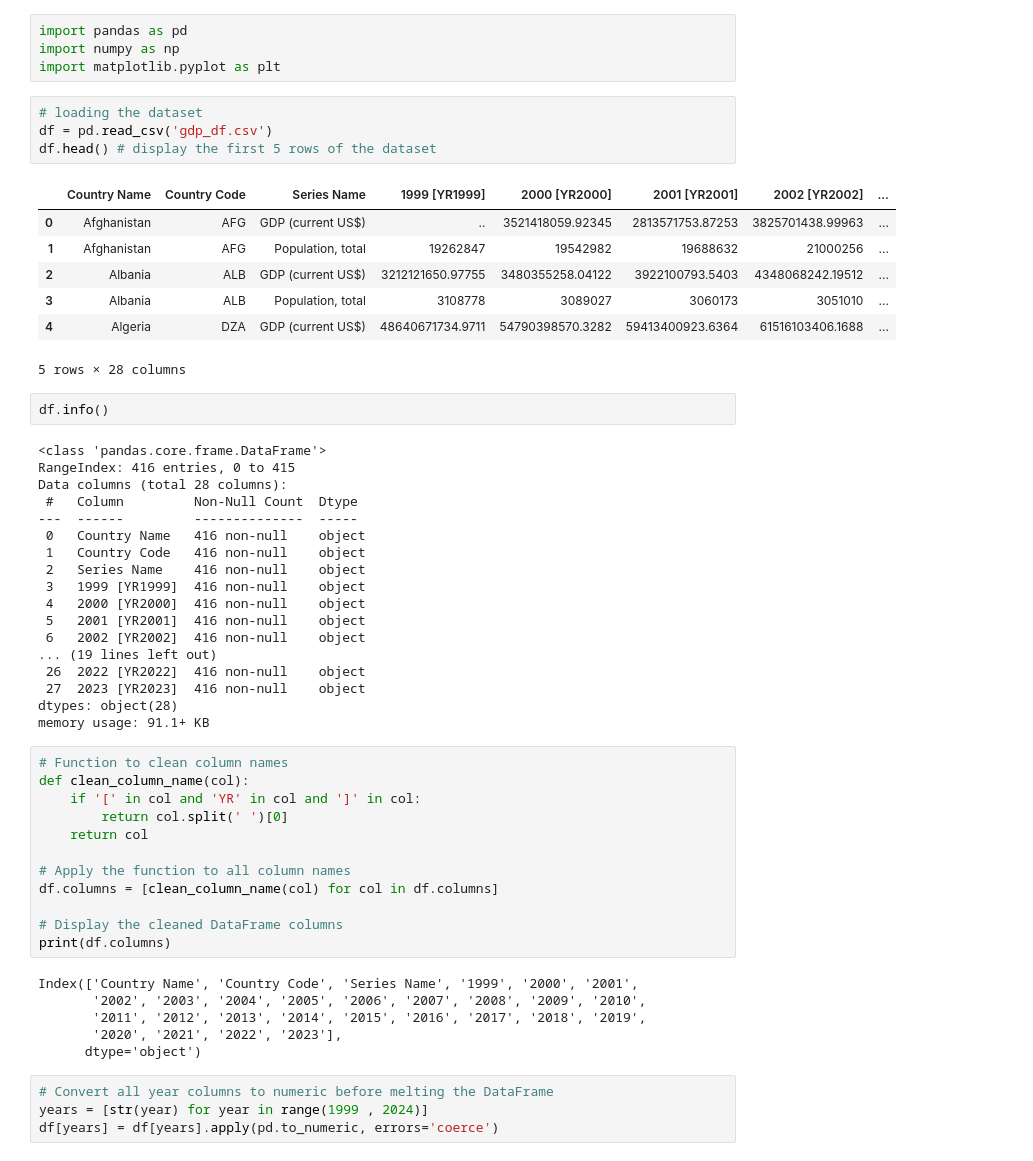
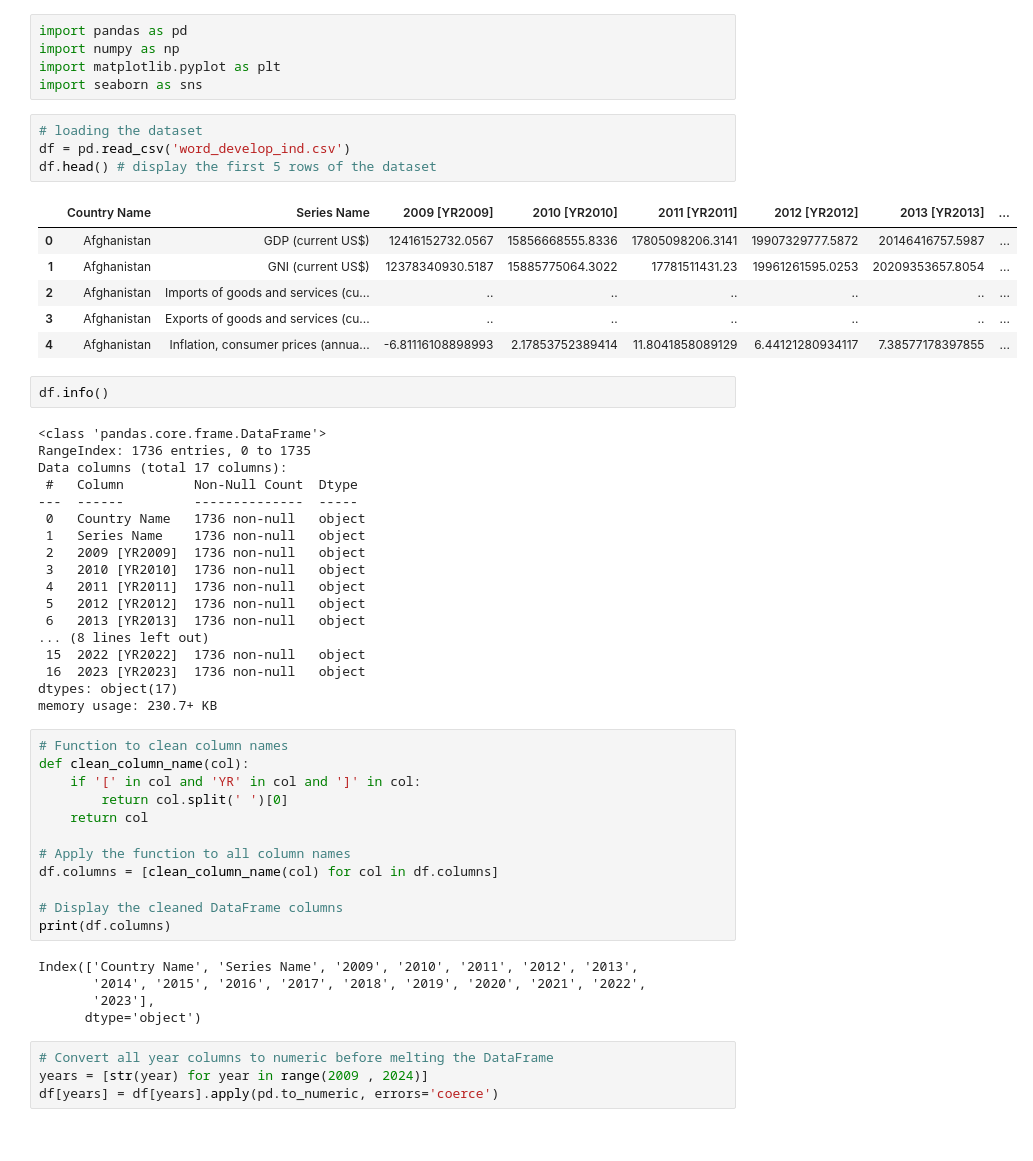
Before and after one commit to koto253/Data_Science_Portfolio, a Jupyter notebook: transforming.ipynb, the cells around one changed output. Drawn from its saved outputs; the diff is of its cells as text.

```diff
--- a/transforming.ipynb
+++ b/transforming.ipynb
@@ -2,38 +2,38 @@
 import pandas as pd
 import numpy as np
 import matplotlib.pyplot as plt
+import seaborn as sns
 # %%
 # loading the dataset
-df = pd.read_csv('gdp_df.csv')
+df = pd.read_csv('word_develop_ind.csv')
 df.head() # display the first 5 rows of the dataset
 # %% [output]
-|  | Country Name | Country Code | Series Name | 1999 [YR1999] | 2000 [YR2000] | 2001 [YR2001] | 2002 [YR2002] | ... |
-| 0 | Afghanistan | AFG | GDP (current US$) | .. | 3521418059.92345 | 2813571753.87253 | 3825701438.99963 | ... |
-| 1 | Afghanistan | AFG | Population, total | 19262847 | 19542982 | 19688632 | 21000256 | ... |
-| 2 | Albania | ALB | GDP (current US$) | 3212121650.97755 | 3480355258.04122 | 3922100793.5403 | 4348068242.19512 | ... |
-| 3 | Albania | ALB | Population, total | 3108778 | 3089027 | 3060173 | 3051010 | ... |
-| 4 | Algeria | DZA | GDP (current US$) | 48640671734.9711 | 54790398570.3282 | 59413400923.6364 | 61516103406.1688 | ... |
+|  | Country Name | Series Name | 2009 [YR2009] | 2010 [YR2010] | 2011 [YR2011] | 2012 [YR2012] | 2013 [YR2013] | ... |
+| 0 | Afghanistan | GDP (current US$) | 12416152732.0567 | 15856668555.8336 | 17805098206.3141 | 19907329777.5872 | 20146416757.5987 | ... |
+| 1 | Afghanistan | GNI (current US$) | 12378340930.5187 | 15885775064.3022 | 17781511431.23 | 19961261595.0253 | 20209353657.8054 | ... |
+| 2 | Afghanistan | Imports of goods and services (cu... | .. | .. | .. | .. | .. | ... |
+| 3 | Afghanistan | Exports of goods and services (cu... | .. | .. | .. | .. | .. | ... |
+| 4 | Afghanistan | Inflation, consumer prices (annua... | -6.81116108898993 | 2.17853752389414 | 11.8041858089129 | 6.44121280934117 | 7.38577178397855 | ... |
-5 rows × 28 columns
 # %%
 df.info()
 # %% [output]
 <class 'pandas.core.frame.DataFrame'>
-RangeIndex: 416 entries, 0 to 415
-Data columns (total 28 columns):
+RangeIndex: 1736 entries, 0 to 1735
+Data columns (total 17 columns):
  #   Column         Non-Null Count  Dtype
 ---  ------         --------------  -----
- 0   Country Name   416 non-null    object
- 1   Country Code   416 non-null    object
- 2   Series Name    416 non-null    object
- 3   1999 [YR1999]  416 non-null    object
- 4   2000 [YR2000]  416 non-null    object
- 5   2001 [YR2001]  416 non-null    object
- 6   2002 [YR2002]  416 non-null    object
-... (19 lines left out)
- 26  2022 [YR2022]  416 non-null    object
- 27  2023 [YR2023]  416 non-null    object
-dtypes: object(28)
-memory usage: 91.1+ KB
+ 0   Country Name   1736 non-null   object
+ 1   Series Name    1736 non-null   object
+ 2   2009 [YR2009]  1736 non-null   object
+ 3   2010 [YR2010]  1736 non-null   object
+ 4   2011 [YR2011]  1736 non-null   object
+ 5   2012 [YR2012]  1736 non-null   object
+ 6   2013 [YR2013]  1736 non-null   object
+... (8 lines left out)
+ 15  2022 [YR2022]  1736 non-null   object
+ 16  2023 [YR2023]  1736 non-null   object
+dtypes: object(17)
+memory usage: 230.7+ KB
 # %%
 # Function to clean column names
 def clean_column_name(col):
@@ -47,13 +47,12 @@ df.columns = [clean_column_name(col) for col in df.columns]
 # Display the cleaned DataFrame columns
 print(df.columns)
 # %% [output]
-Index(['Country Name', 'Country Code', 'Series Name', '1999', '2000', '2001',
-       '2002', '2003', '2004', '2005', '2006', '2007', '2008', '2009', '2010',
-       '2011', '2012', '2013', '2014', '2015', '2016', '2017', '2018', '2019',
-       '2020', '2021', '2022', '2023'],
+Index(['Country Name', 'Series Name', '2009', '2010', '2011', '2012', '2013',
+       '2014', '2015', '2016', '2017', '2018', '2019', '2020', '2021', '2022',
+       '2023'],
       dtype='object')
 # %%
 # Convert all year columns to numeric before melting the DataFrame
-years = [str(year) for year in range(1999 , 2024)]
+years = [str(year) for year in range(2009 , 2024)]
 df[years] = df[years].apply(pd.to_numeric, errors='coerce')
 # %%
```
Also changed, not shown: parts of 26 cells of this notebook, 5 other files.
